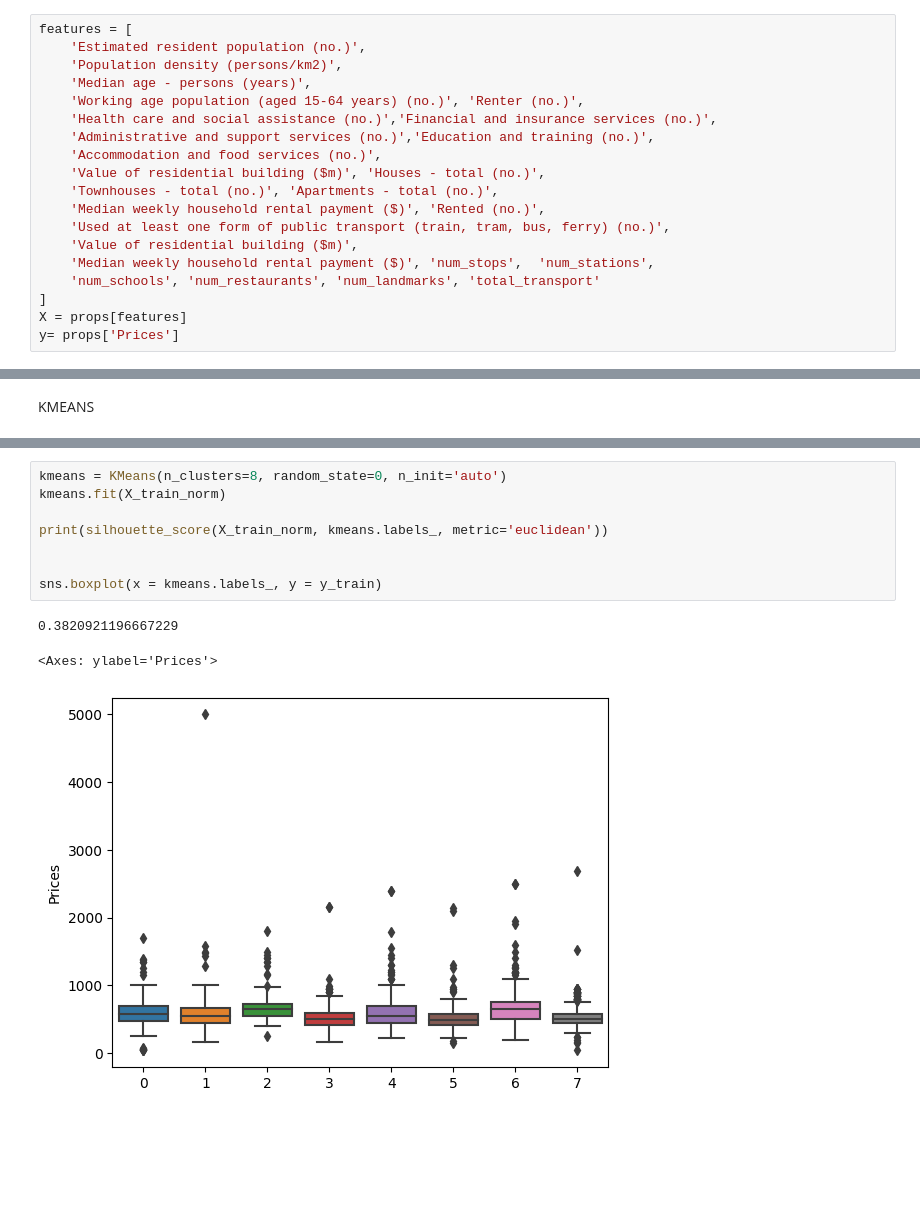
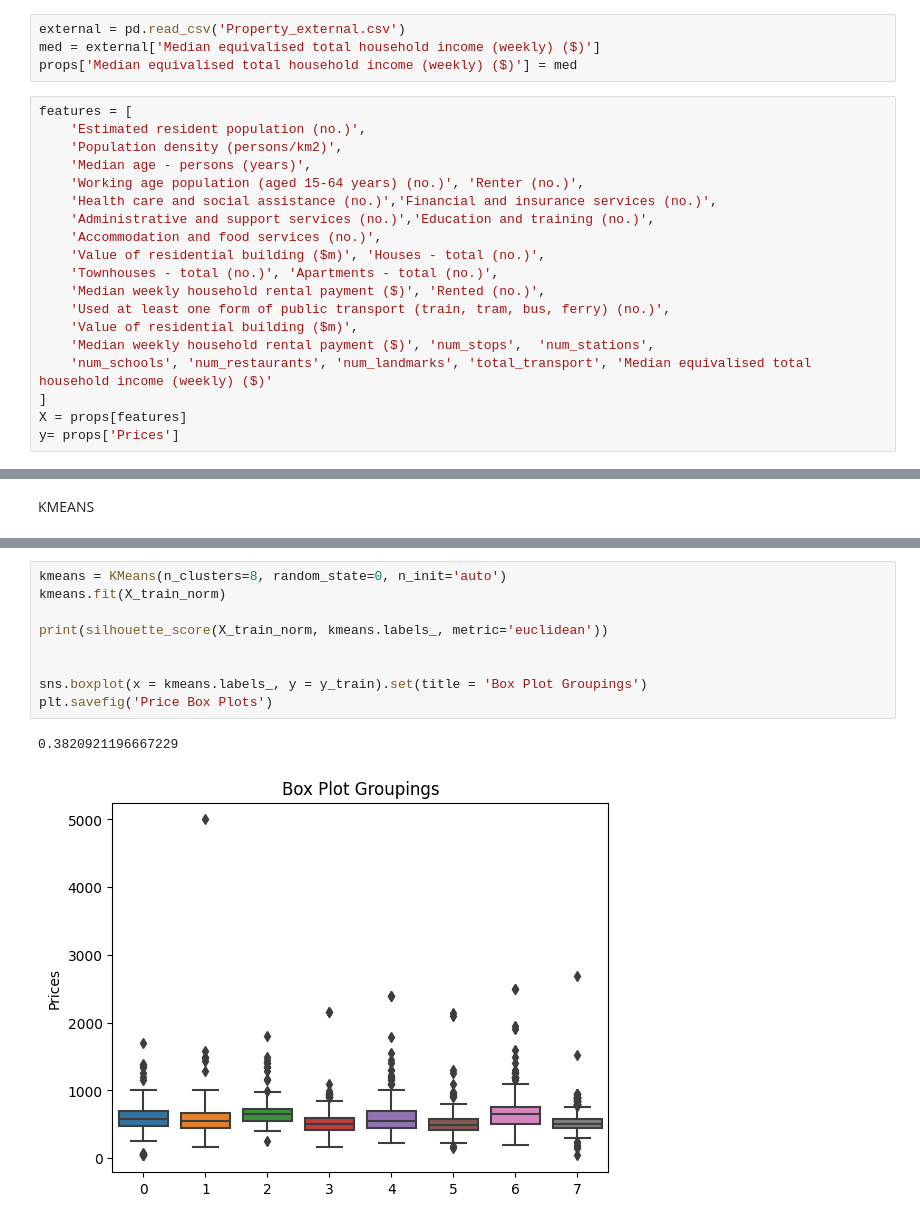
Before and after one commit to vanessagraciia/Real-Estate-Industry-Project, a Jupyter notebook: notebooks/question1.ipynb, the cells around one changed output, grey strips where cells are left out. Saved outputs shown, nothing was run; the diff lists cells and outputs as text; blank space fills up the shorter version.

```diff
--- a/notebooks/question1.ipynb
+++ b/notebooks/question1.ipynb
@@ -25,6 +25,10 @@ props = pd.read_csv('../data/curated/places_property.csv')
 # %%
 props= props.drop([2887])
 props = props.reset_index(drop= True)
+# %%
+external = pd.read_csv('Property_external.csv')
+med = external['Median equivalised total household income (weekly) ($)']
+props['Median equivalised total household income (weekly) ($)'] = med
 # %%
 features = [
     'Estimated resident population (no.)',
@@ -40,7 +44,7 @@ features = [
     'Used at least one form of public transport (train, tram, bus, ferry) (no.)',
     'Value of residential building ($m)',
     'Median weekly household rental payment ($)', 'num_stops',	'num_stations',
-	'num_schools', 'num_restaurants', 'num_landmarks', 'total_transport'
+	'num_schools', 'num_restaurants', 'num_landmarks', 'total_transport', 'Median equivalised total household income (weekly) ($)'
 ]
 X = props[features]
 y= props['Prices']
@@ -148,12 +258,12 @@ TypeError: '<=' not supported between instances of 'str' and 'int'
 # %%
 kmeans = KMeans(n_clusters=8, random_state=0, n_init='auto')
 kmeans.fit(X_train_norm)
 
 print(silhouette_score(X_train_norm, kmeans.labels_, metric='euclidean'))
 
 
-sns.boxplot(x = kmeans.labels_, y = y_train)
+sns.boxplot(x = kmeans.labels_, y = y_train).set(title = 'Box Plot Groupings')
+plt.savefig('Price Box Plots')
 # %% [output]
 0.3820921196667229
-<Axes: ylabel='Prices'>
-[figure, old version]
+[figure, new version]
```
Also changed, not shown: parts of 11 cells of this notebook.
